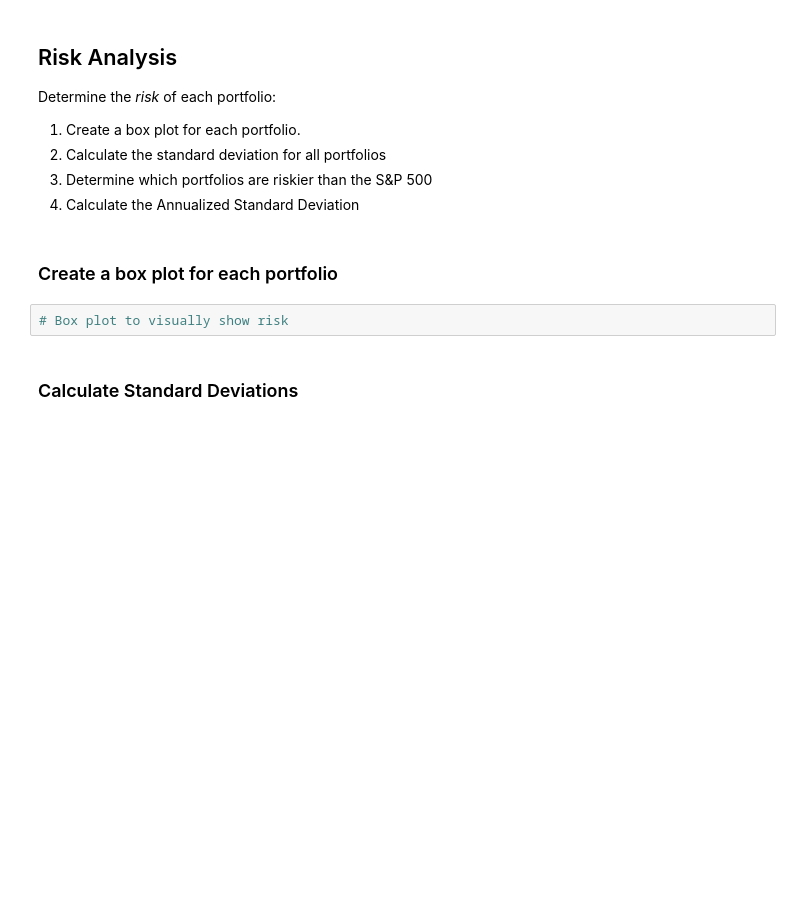
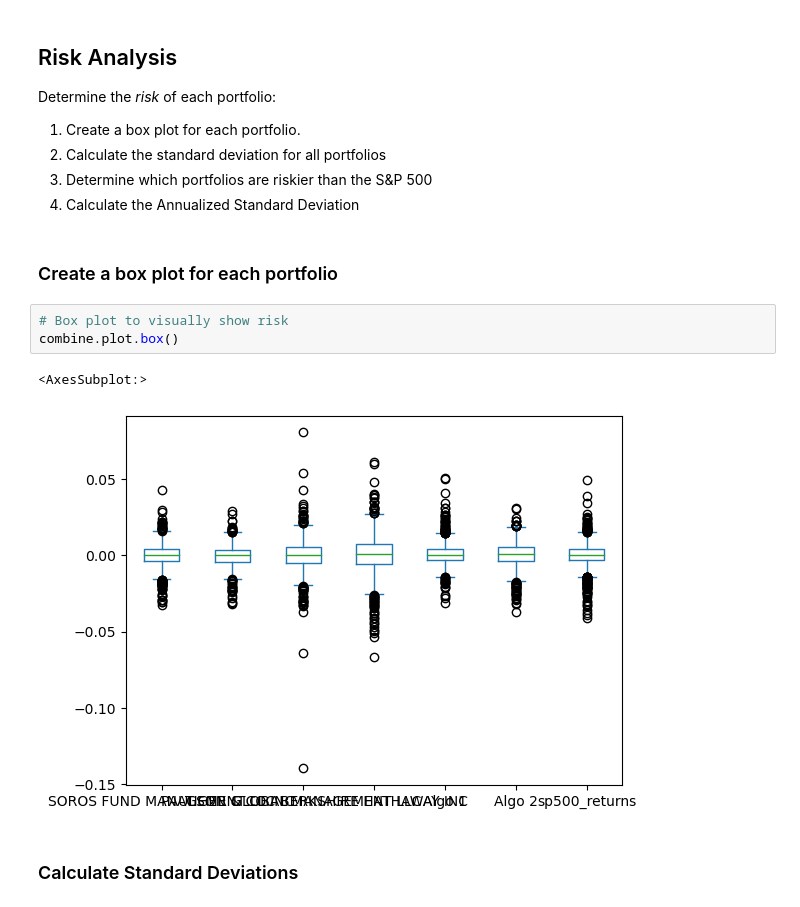
Before and after one commit to Dobinhom/Home-Work-4, a Jupyter notebook: whale_analysis.ipynb, the cells around one changed output. Saved outputs shown, nothing was run; the diff lists cells and outputs as text; blank space fills up the shorter version.

```diff
--- a/whale_analysis.ipynb
+++ b/whale_analysis.ipynb
@@ -161,6 +185,10 @@ Determine the _risk_ of each portfolio:
 ### Create a box plot for each portfolio
 # %%
 # Box plot to visually show risk
+combine.plot.box()
+# %% [output]
+<AxesSubplot:>
+[figure, added]
 # %% [markdown]
 ### Calculate Standard Deviations
 # %%
```
Also changed, not shown: parts of 17 cells of this notebook.
